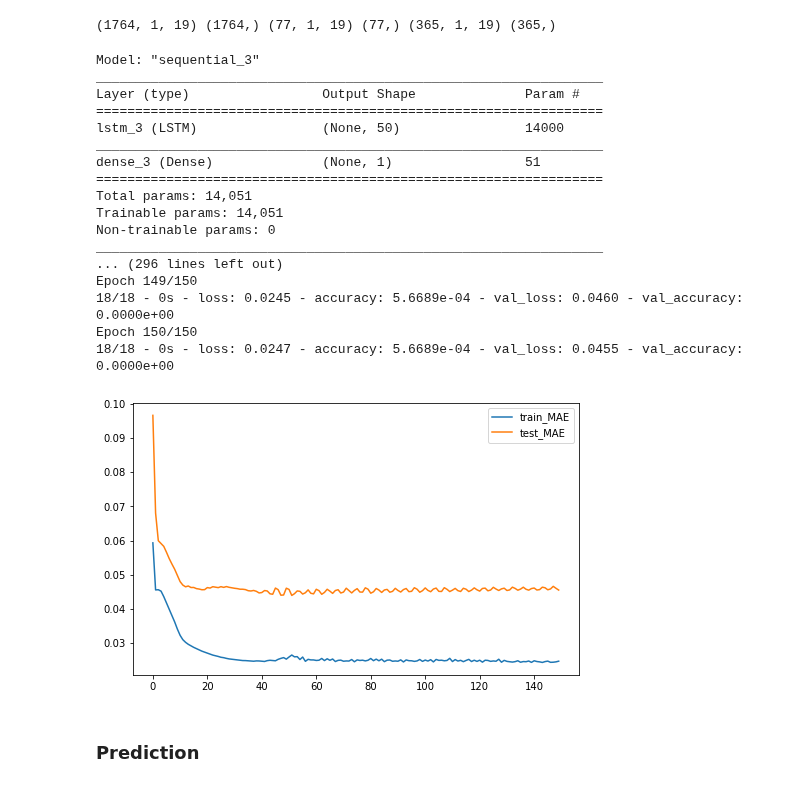
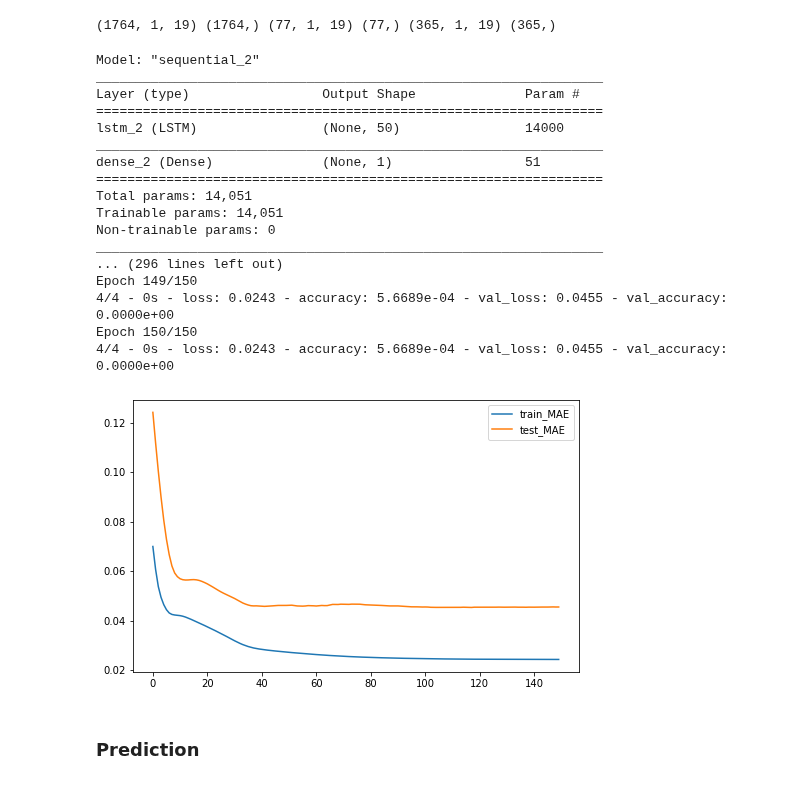
Before and after one commit to TLChilton/Senior_Capstone, a Jupyter notebook: LSTMVolume.ipynb, the cells around one changed output. Cells and saved outputs as stored; diff of their text form; code cells hidden in the pictures.

```diff
--- a/LSTMVolume.ipynb
+++ b/LSTMVolume.ipynb
@@ -267,39 +267,39 @@ class stopAtLossValue(Callback):
 # %%
 # Design Network
 model = Sequential()
 model.add(LSTM(50, input_shape=(train_X.shape[1], train_X.shape[2]), return_sequences=False))
 model.add(Dense(1, activation="linear", kernel_constraint=NonNeg()))
 
 model.compile(loss='mae', optimizer='adam', metrics=['accuracy'])
 model.summary()
 
 # fit network
-history = model.fit(train_X, train_y, epochs=150, batch_size=100, validation_data=(test_X, test_y), verbose=2, shuffle=False)
+history = model.fit(train_X, train_y, epochs=150, batch_size=450, validation_data=(test_X, test_y), verbose=2, shuffle=False)
 # plot history
 pyplot.figure(figsize=(8,5))
 pyplot.plot(history.history['loss'], label='train_MAE')
 pyplot.plot(history.history['val_loss'], label='test_MAE')
 pyplot.legend()
 pyplot.show()
 # %% [output]
-Model: "sequential_3"
+Model: "sequential_2"
 _________________________________________________________________
 Layer (type)                 Output Shape              Param #
 =================================================================
-lstm_3 (LSTM)                (None, 50)                14000
+lstm_2 (LSTM)                (None, 50)                14000
 _________________________________________________________________
-dense_3 (Dense)              (None, 1)                 51
+dense_2 (Dense)              (None, 1)                 51
 =================================================================
 Total params: 14,051
 Trainable params: 14,051
 Non-trainable params: 0
 _________________________________________________________________
 ... (296 lines left out)
 Epoch 149/150
-18/18 - 0s - loss: 0.0245 - accuracy: 5.6689e-04 - val_loss: 0.0460 - val_accuracy: 0.0000e+00
+4/4 - 0s - loss: 0.0243 - accuracy: 5.6689e-04 - val_loss: 0.0455 - val_accuracy: 0.0000e+00
 Epoch 150/150
-18/18 - 0s - loss: 0.0247 - accuracy: 5.6689e-04 - val_loss: 0.0455 - val_accuracy: 0.0000e+00
+4/4 - 0s - loss: 0.0243 - accuracy: 5.6689e-04 - val_loss: 0.0455 - val_accuracy: 0.0000e+00
-[figure, old version]
+[figure, new version]
 # %% [markdown]
 ### Prediction
 # %%
```
Also changed, not shown: parts of 5 cells of this notebook.
